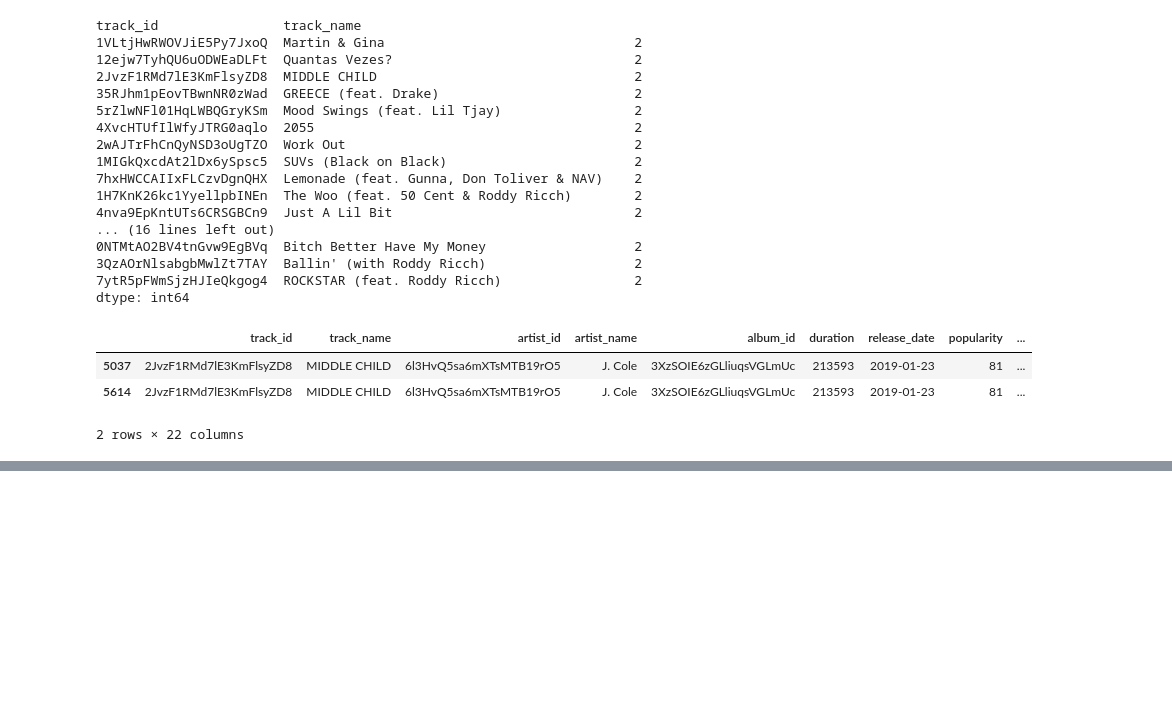
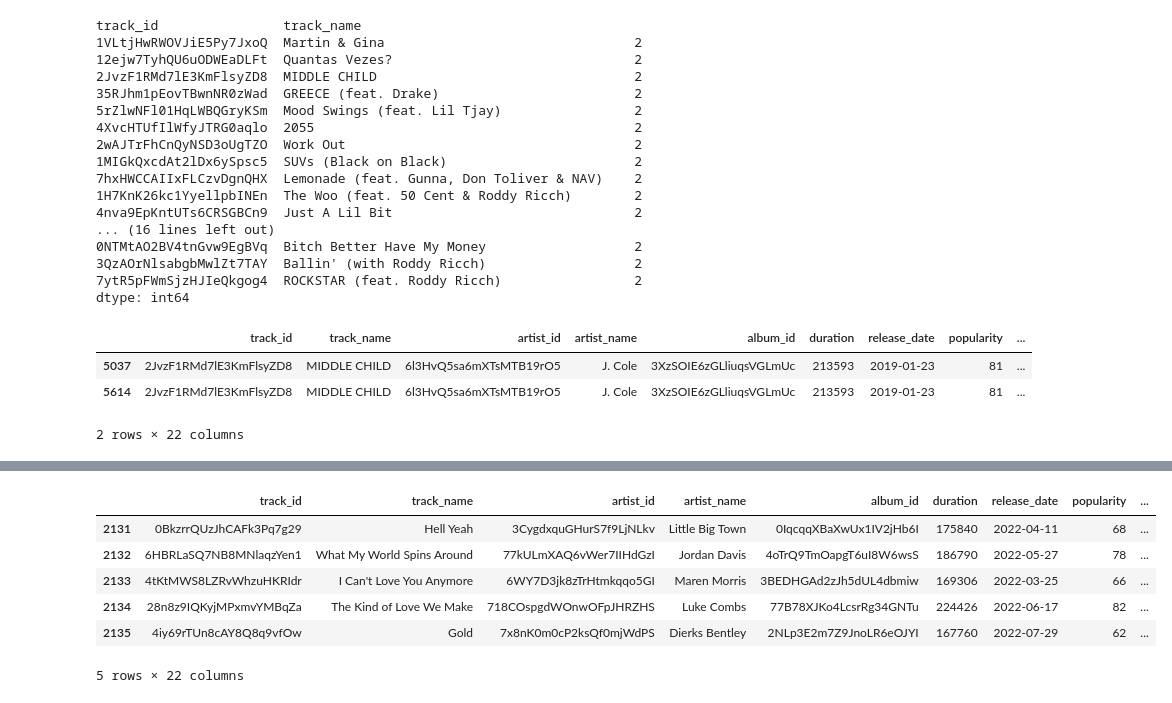
Before and after one commit to BaileeRice/Module20, a Jupyter notebook: Part 1/mlm_by_genre.ipynb, the cells around one changed output, grey strips where cells are left out. Cells and saved outputs as stored; diff of their text form; code cells hidden in the pictures; blank space fills up the shorter version.

```diff
--- a/Part 1/mlm_by_genre.ipynb
+++ b/Part 1/mlm_by_genre.ipynb
@@ -138,3 +171,14 @@ duplicates_df[duplicates_df['track_name']== 'MIDDLE CHILD']
+# %%
+new_country_df = duplicates_df[duplicates_df['Genre']== 'Country']
+new_country_df.head()
+# %% [output]
+|  | track_id | track_name | artist_id | artist_name | album_id | duration | release_date | popularity | ... |
+| 2131 | 0BkzrrQUzJhCAFk3Pq7g29 | Hell Yeah | 3CygdxquGHurS7f9LjNLkv | Little Big Town | 0IqcqqXBaXwUx1IV2jHb6I | 175840 | 2022-04-11 | 68 | ... |
+| 2132 | 6HBRLaSQ7NB8MNlaqzYen1 | What My World Spins Around | 77kULmXAQ6vWer7IIHdGzI | Jordan Davis | 4oTrQ9TmOapgT6uI8W6wsS | 186790 | 2022-05-27 | 78 | ... |
+| 2133 | 4tKtMWS8LZRvWhzuHKRIdr | I Can't Love You Anymore | 6WY7D3jk8zTrHtmkqqo5GI | Maren Morris | 3BEDHGAd2zJh5dUL4dbmiw | 169306 | 2022-03-25 | 66 | ... |
+| 2134 | 28n8z9IQKyjMPxmvYMBqZa | The Kind of Love We Make | 718COspgdWOnwOFpJHRZHS | Luke Combs | 77B78XJKo4LcsrRg34GNTu | 224426 | 2022-06-17 | 82 | ... |
+| 2135 | 4iy69rTUn8cAY8Q8q9vfOw | Gold | 7x8nK0m0cP2ksQf0mjWdPS | Dierks Bentley | 2NLp3E2m7Z9JnoLR6eOJYI | 167760 | 2022-07-29 | 62 | ... |
+5 rows × 22 columns
 # %%
 #create new CSV
 duplicates_df.to_csv('dropped_duplicates_df.csv')
```
Also changed, not shown: parts of 4 cells of this notebook, 4 other files.
